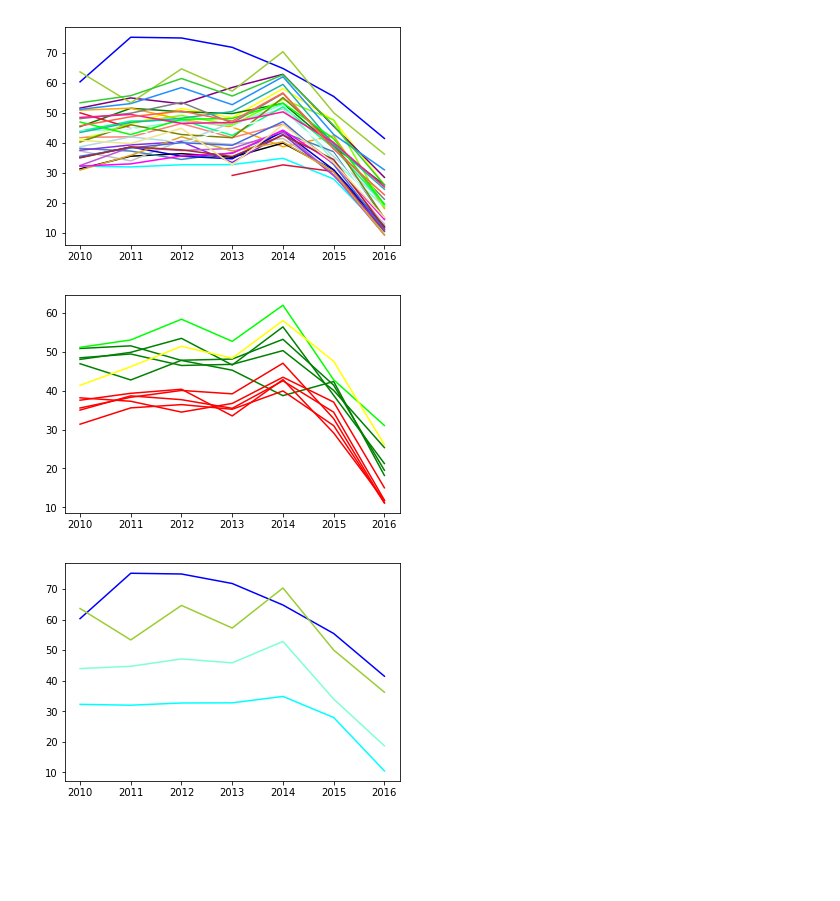
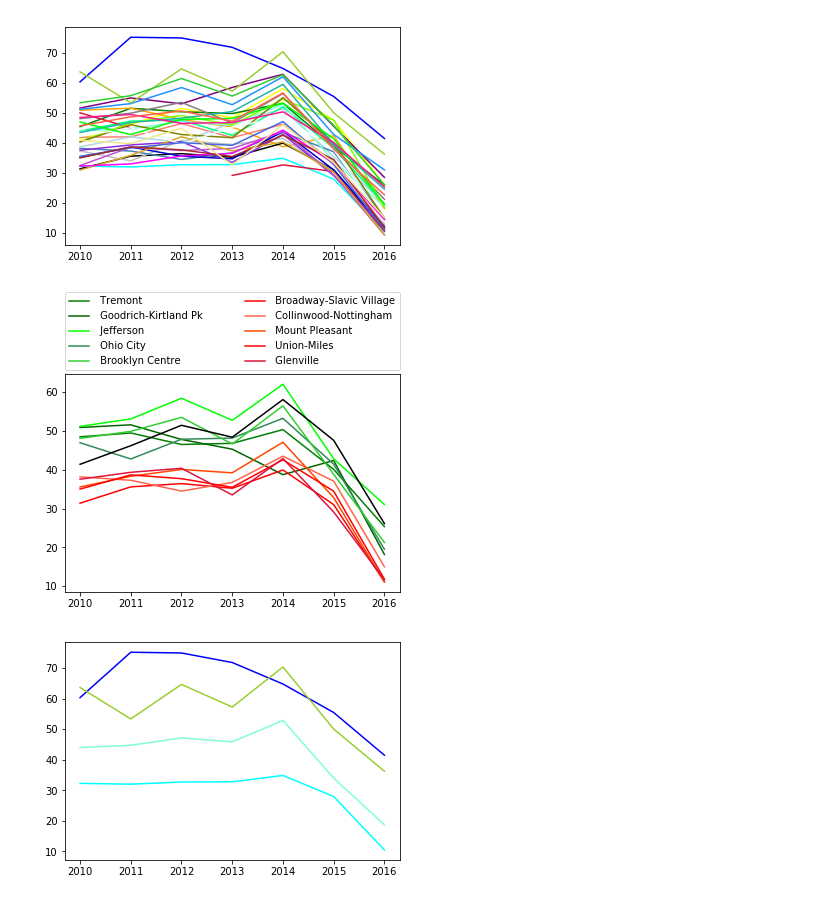
Before and after one commit to nicholasiii/GroupAssignement1, a Jupyter notebook: Schooldraft.ipynb, the cells around one changed output. Cells and saved outputs as stored; diff of their text form; code cells hidden in the pictures; blank space fills up the shorter version.

```diff
--- a/Schooldraft.ipynb
+++ b/Schooldraft.ipynb
@@ -181,40 +181,42 @@ plt.show()
 #high-land bank involvement is red, low land bank involvement is green'
 neighborhood_thirty, = plt.plot(years, school_trend_df.loc[' Tremont',["2010","2011","2012","2013","2014", "2015","2016"]],
                              color="green")
 neighborhood_three, = plt.plot(years, school_trend_df.loc[' Goodrich-Kirtland Pk',["2010","2011","2012","2013","2014", "2015","2016"]],
-                             color="green")
+                             color="darkgreen")
 neighborhood_twenty, = plt.plot(years, school_trend_df.loc[' Jefferson',["2010","2011","2012","2013","2014", "2015","2016"]],
                              color="lime")
 neighborhood_twentyseven, = plt.plot(years, school_trend_df.loc[' Ohio City',["2010","2011","2012","2013","2014", "2015","2016"]],
-                             color="green")
+                             color="seagreen")
 neighborhood_seven, = plt.plot(years, school_trend_df.loc[' Brooklyn Centre',["2010","2011","2012","2013","2014", "2015","2016"]],
-                             color="green")
+                             color="limegreen")
 
 neighborhood_six, = plt.plot(years, school_trend_df.loc[' Broadway-Slavic Village',["2010","2011","2012","2013","2014", "2015","2016"]],
                              color="red")
 neighborhood_twelve, = plt.plot(years, school_trend_df.loc[' Collinwood-Nottingham',["2010","2011","2012","2013","2014", "2015","2016"]],
-                             color="red")
+                             color="tomato")
 neighborhood_twentyfive, = plt.plot(years, school_trend_df.loc[' Mount Pleasant',["2010","2011","2012","2013","2014", "2015","2016"]],
-                             color="red")
+                             color="orangered")
 neighborhood_thirtyone, = plt.plot(years, school_trend_df.loc[' Union-Miles',["2010","2011","2012","2013","2014", "2015","2016"]],
-                             color="red")
+                             color="r")
 neighborhood_eighteen, = plt.plot(years, school_trend_df.loc[' Glenville',["2010","2011","2012","2013","2014", "2015","2016"]],
-                             color="red")
+                             color="crimson")
 neighborhood_one, = plt.plot(years, school_trend_df.loc['_Suburb',["2010","2011","2012","2013","2014", "2015","2016"]],
-                             color="yellow")
+                             color="black")
+plt.legend(bbox_to_anchor=(0., 1.02, 1., .102), loc=3,
+       ncol=2, mode="expand", borderaxespad=0.)
 
 plt.show()
 
 #a couple of other neighbrhoods that interested me for various reasons
 neighborhood_ten, = plt.plot(years, school_trend_df.loc[' Central',["2010","2011","2012","2013","2014", "2015","2016"]],
                              color="cyan")
 neighborhood_four, = plt.plot(years, school_trend_df.loc[' Edgewater',["2010","2011","2012","2013","2014", "2015","2016"]],
                              color="blue")
 neighborhood_fourteen, = plt.plot(years, school_trend_df.loc[' Detroit Shoreway',["2010","2011","2012","2013","2014", "2015","2016"]],
                              color="aquamarine")
 neighborhood_twentyone, = plt.plot(years, school_trend_df.loc[' Kamm\'s',["2010","2011","2012","2013","2014", "2015","2016"]],
                              color="yellowgreen")
 plt.show()
 # %% [output]
-[figure, old version]
+[figure, new version]
 [figure]
```
